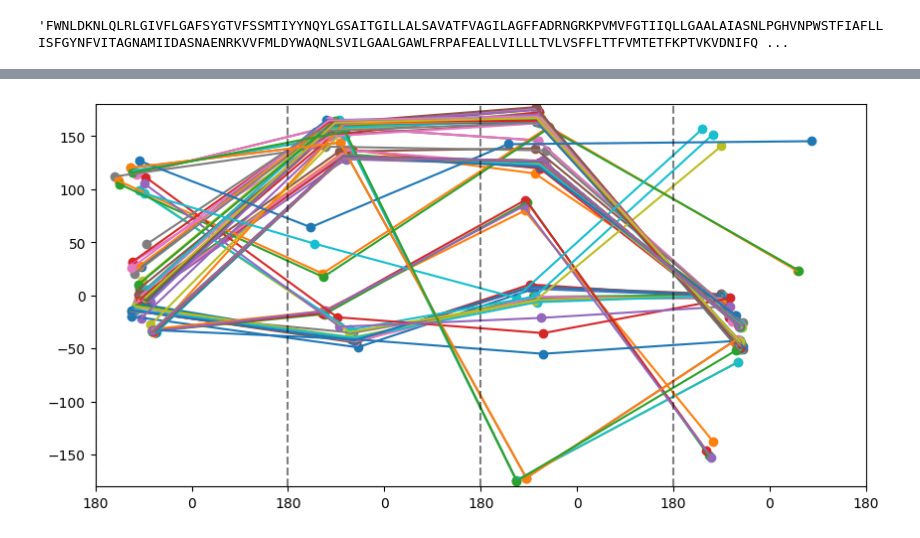
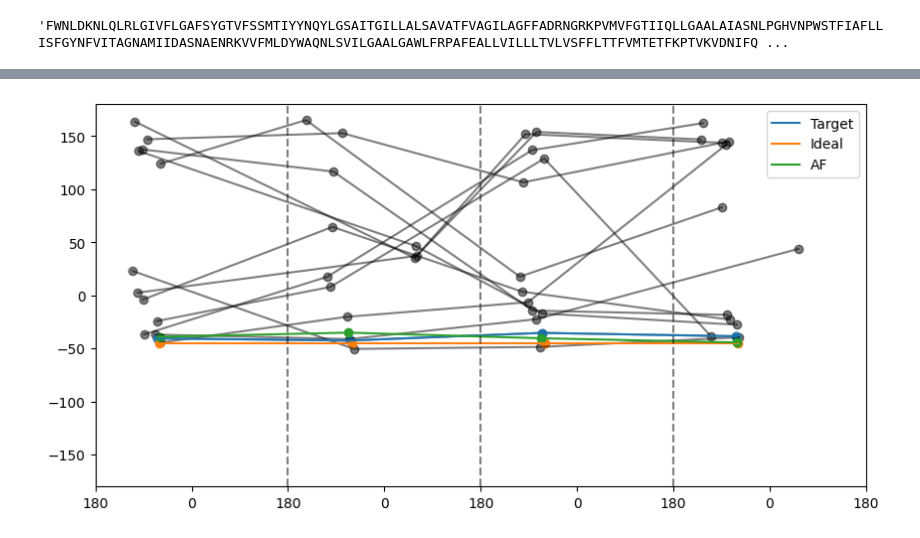
Before and after one commit to Musa-Azeem/protein-dihedral-visualization, a Jupyter notebook: da_ss.ipynb, the cells around one changed output, grey strips where cells are left out. Cells and saved outputs as stored; diff of their text form; code cells hidden in the pictures.

Commit message:
plotting

```diff
--- a/da_ss.ipynb
+++ b/da_ss.ipynb
@@ -26,9 +26,7 @@ proteins = [
   'T1024', 'T1030', 'T1030-D2', 'T1024-D1', 'T1032-D1', 'T1053-D1', 'T1027-D1', 'T1029-D1',
   'T1025-D1', 'T1028-D1', 'T1030-D1', 'T1053-D2', 'T1057-D1','T1058-D1', 'T1058-D2'
 ]
-da = DihedralAdherence(proteins[0], [4,5,6,7], PDBMINE_URL, PROJECT_DIR, kdews=[1,1,1,1],
-                      mode='full_window', weights_file='ml_runs/best_model-kde_16-32_383.pt', device='cpu')
-                    #   mode='ml', weights_file='ml_runs/best_model-kde_16-32_383.pt', device='cpu')
+da = DihedralAdherence(proteins[0], [4,5,6,7], PDBMINE_URL, PROJECT_DIR, kdews=[1,1,1,1])
 da.load_results()
 # %% [output]
 Initializing T1024 ...
@@ -113,7 +126,7 @@ center_idx_ctxt = ins.queries[-1].get_center_idx_pos()
 winsize_ctxt = ins.queries[-1].winsize
 seqs_for_window = ins.seqs[center_idx_ctxt:-(winsize_ctxt - center_idx_ctxt - 1)]
 
-for i,seq_ctxt in enumerate(seqs_for_window):
+for i,seq_ctxt in enumerate(seqs_for_window[2:]):
     print(f'{i}/{len(ins.xray_phi_psi.seq_ctxt.unique())-1}: {seq_ctxt}')
     if 'X' in seq_ctxt:
         print(f'\tSkipping {seq_ctxt} - X in sequence')
@@ -159,7 +172,7 @@ for i,seq_ctxt in enumerate(seqs_for_window):
         print(f"No clusters found for {seq_ctxt}")
         continue
     precomputed_dists, phi_psi_dist_v, clusters = filter_precomputed_dists(precomputed_dists, phi_psi_dist_v, clusters)
-    target_cluster, target, icov = get_target_cluster_icov(phi_psi_dist_v, precomputed_dists, clusters, afs)
+    # target_cluster, target, icov = get_target_cluster_icov(phi_psi_dist_v, precomputed_dists, clusters, afs)
     target_cluster, target, icov = get_target_cluster_icov_ss(phi_psi_dist_v, precomputed_dists, clusters, ss_seq)
     if icov is None:
         print(f"Error calculating mahalanobis distance for {seq_ctxt}")
@@ -177,5 +190,4 @@ for i,seq_ctxt in enumerate(seqs_for_window):
     view = ins.phi_psi_predictions.loc[ins.phi_psi_predictions.seq_ctxt == seq_ctxt].reset_index().set_index('protein_id')
     view.loc[preds.index, col_name] = preds_maha
     ins.phi_psi_predictions.loc[view['index'], col_name] = view.set_index('index')[col_name]
-    break
 # %% [output]
@@ -195,15 +217,35 @@ win7 = phi_psi_dist[phi_psi_dist.seq.str.len() == 7].iloc[:, 1:-3].values.reshap
 def plot(matches):
     fig, ax = plt.subplots(figsize=(10, 5))
     for i in range(matches.shape[0]):
-        ax.scatter(matches[i,:,0]+np.arange(4)*360, matches[i,:,1])
-        ax.plot(matches[i,:,0]+np.arange(4)*360, matches[i,:,1])
+        if i == matches.shape[0] - 3:
+            ax.scatter(matches[i,:,0]+np.arange(4)*360, matches[i,:,1])
+            ax.plot(matches[i,:,0]+np.arange(4)*360, matches[i,:,1], label='Target')
+        elif i == matches.shape[0] - 2:
+            ax.scatter(matches[i,:,0]+np.arange(4)*360, matches[i,:,1])
+            ax.plot(matches[i,:,0]+np.arange(4)*360, matches[i,:,1], label='Ideal')
+        elif i == matches.shape[0] - 1:
+            ax.scatter(matches[i,:,0]+np.arange(4)*360, matches[i,:,1])
+            ax.plot(matches[i,:,0]+np.arange(4)*360, matches[i,:,1], label='AF')
+        else:
+            ax.scatter(matches[i,:,0]+np.arange(4)*360, matches[i,:,1], color='black', alpha=0.5)
+            ax.plot(matches[i,:,0]+np.arange(4)*360, matches[i,:,1], color='black', alpha=0.5)
     ax.set_xlim(-180, 360*4 - 180)
     ax.set_ylim(-180, 180)
     ax.set_xticks(np.arange(-180, 360*4, 180))
     ax.set_xticklabels(np.mod(np.arange(-180, 360*4, 180), 360));
+    ax.legend()
     for j in range(4):
         ax.vlines(j*360-180, -180, 180, color='black', alpha=0.5, linestyles='--')
+# %%
+cluster_medoids = []
+for c in np.unique(clusters):
+    cluster_medoids.append(get_cluster_medoid(phi_psi_dist_v, precomputed_dists, clusters, c))
+cluster_medoids.append(target)
+cluster_medoids.append(ideal_target)
+cluster_medoids.append(afs)
+cluster_medoids = np.array(cluster_medoids)
+cluster_medoids = cluster_medoids.reshape(-1, 2,4).transpose(0,2,1)
 # %%
-plot(win5)
+plot(cluster_medoids)
 # %% [output]
-[figure, old version]
+[figure, new version]
```
Also changed, not shown: parts of 3 cells of this notebook, 7 other files.
